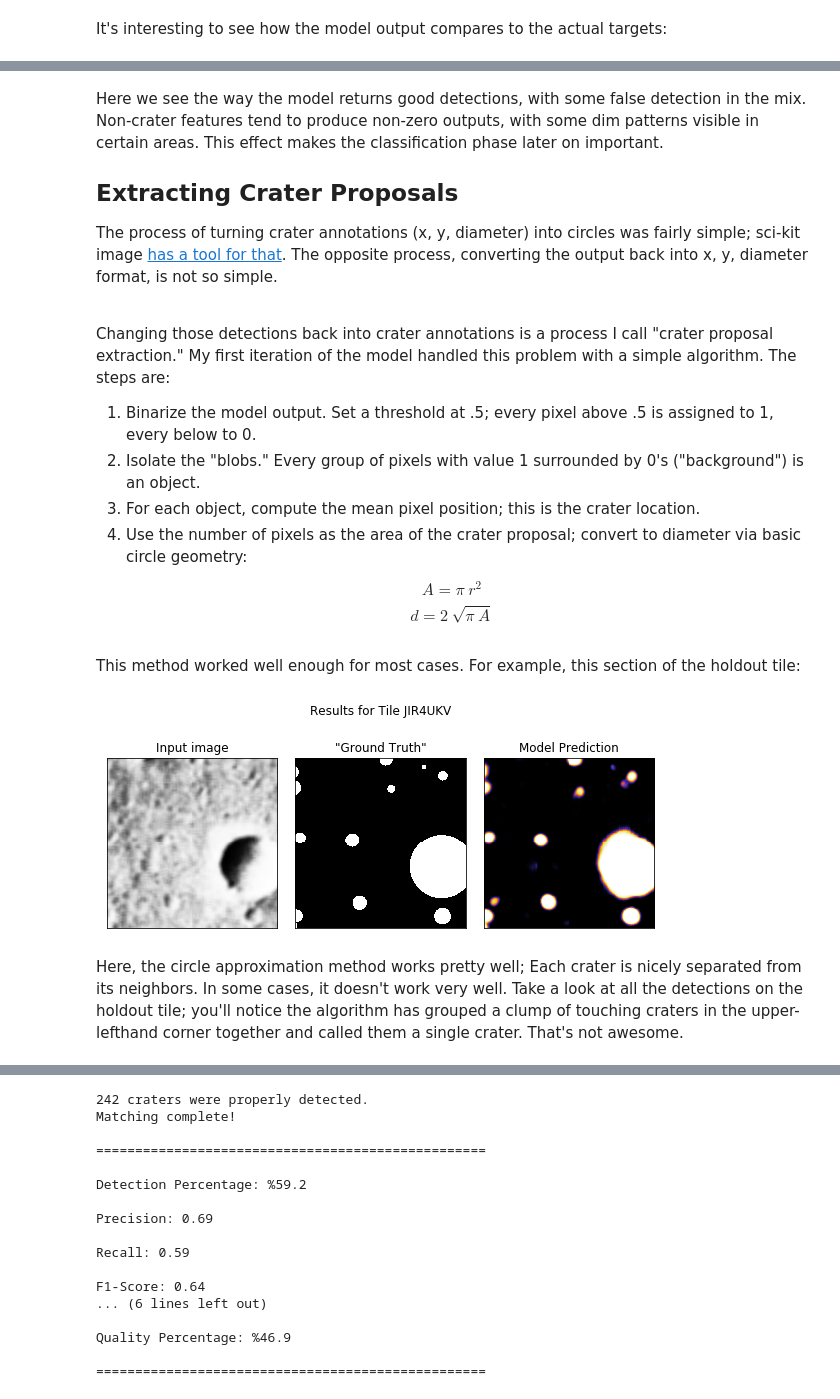
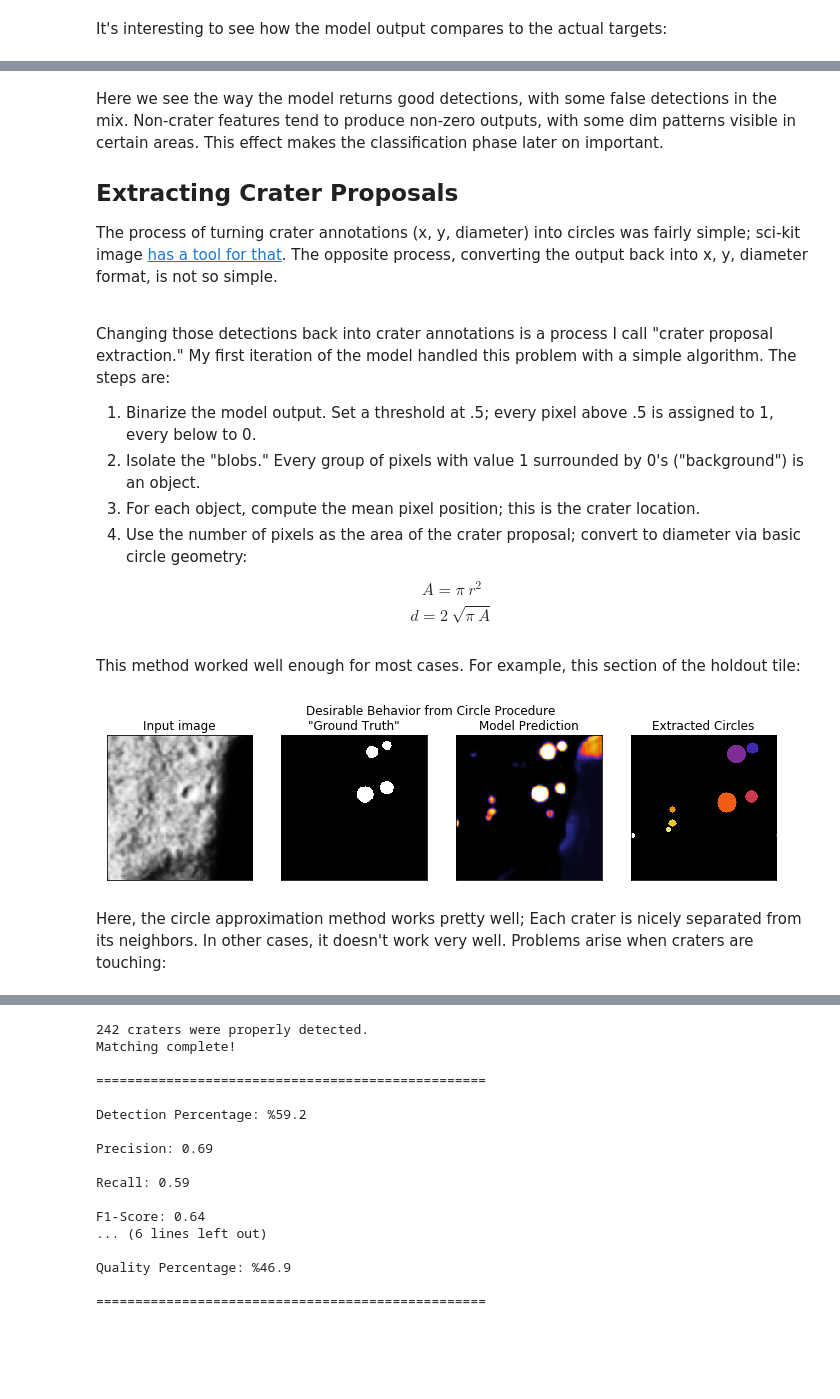
Before and after one commit to AlliedToasters/craters, a Jupyter notebook: CapstoneNotebook.ipynb, the cells around one changed output, grey strips where cells are left out. Saved outputs shown, nothing was run; the diff lists cells and outputs as text; code cells hidden in the pictures; blank space fills up the shorter version.

```diff
--- a/CapstoneNotebook.ipynb
+++ b/CapstoneNotebook.ipynb
@@ -103,5 +102,5 @@ inspect_detection('657GYRV');
 # %% [markdown]
-Here we see the way the model returns good detections, with some false detection in the mix. Non-crater features tend to produce non-zero outputs, with some dim patterns visible in certain areas. This effect makes the classification phase later on important.
+Here we see the way the model returns good detections, with some false detections in the mix. Non-crater features tend to produce non-zero outputs, with some dim patterns visible in certain areas. This effect makes the classification phase later on important.
 
 ## Extracting Crater Proposals
 The process of turning crater annotations (x, y, diameter) into circles was fairly simple; sci-kit image <a href='http://scikit-image.org/docs/dev/api/skimage.draw.html#skimage.draw.circle'>has a tool for that</a>. The opposite process, converting the output back into x, y, diameter format, is not so simple.<br><br>
@@ -116,9 +115,9 @@ Changing those detections back into crater annotations is a process I call "crat
  $$A = \pi\ r^{2}$$
  $$d = 2\ \sqrt{ \pi\ A}$$<br>
 This method worked well enough for most cases. For example, this section of the holdout tile:
-# %%
-inspect_detection('JIR4UKV');
-# %% [output]
-[figure, removed]
+# %%
+inspect_circle_output('LGNBIIH');
+# %% [output]
+[figure, added]
 # %% [markdown]
-Here, the circle approximation method works pretty well; Each crater is nicely separated from its neighbors. In some cases, it doesn't work very well. Take a look at all the detections on the holdout tile; you'll notice the algorithm has grouped a clump of touching craters in the upper-lefthand corner together and called them a single crater. That's not awesome.
+Here, the circle approximation method works pretty well; Each crater is nicely separated from its neighbors. In other cases, it doesn't work very well. Problems arise when craters are touching:
```
Also changed, not shown: parts of 40 cells of this notebook, 2 other files.
